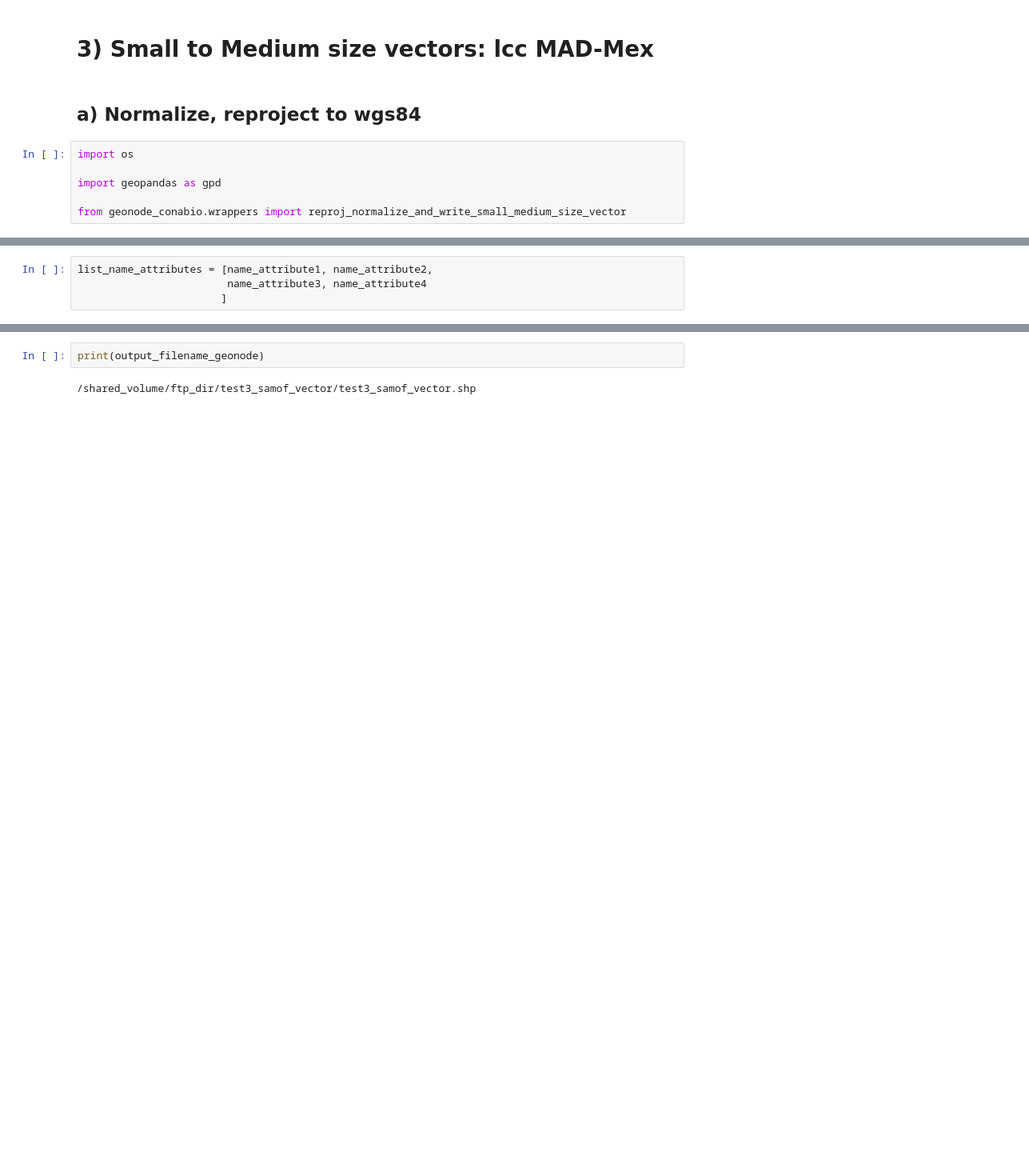
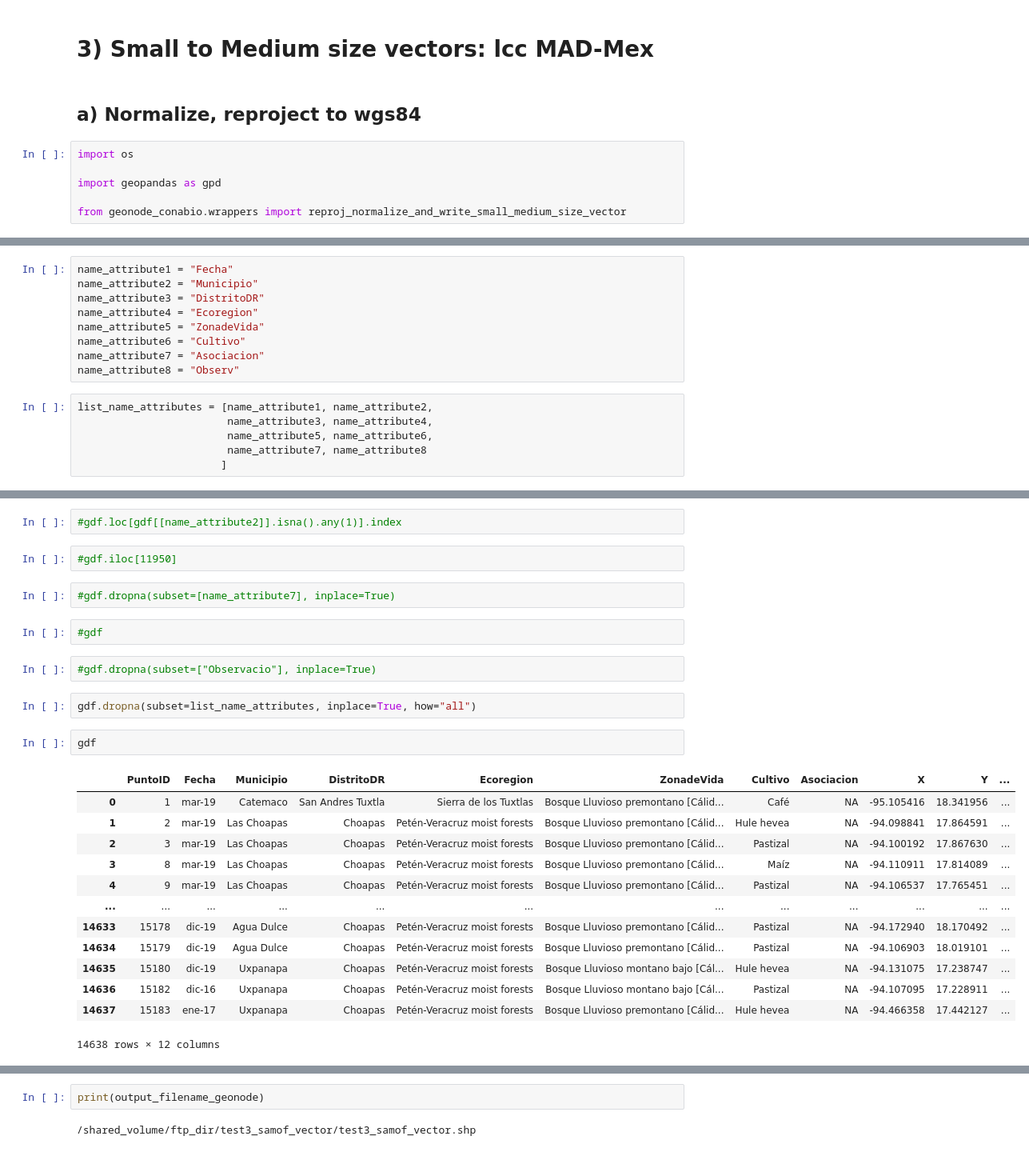
Before and after one commit to CONABIO/conabio-geonode, a Jupyter notebook: notebooks/towards_module_python_to_ingest_programmatically_into_geonode/1_normalizing_and_reprojecting.ipynb, the cells around one changed output, grey strips where cells are left out. Shown: that part at 80% size. Drawn from its saved outputs; the diff is of its cells as text; blank space fills up the shorter version.

```diff
--- a/notebooks/towards_module_python_to_ingest_programmatically_into_geonode/1_normalizing_and_reprojecting.ipynb
+++ b/notebooks/towards_module_python_to_ingest_programmatically_into_geonode/1_normalizing_and_reprojecting.ipynb
@@ -474,4 +495,15 @@ name_attribute4 = "ipccdsc_t0"
+# %%
+name_attribute1 = "Fecha"
+name_attribute2 = "Municipio"
+name_attribute3 = "DistritoDR"
+name_attribute4 = "Ecoregion"
+name_attribute5 = "ZonadeVida"
+name_attribute6 = "Cultivo"
+name_attribute7 = "Asociacion"
+name_attribute8 = "Observ"
 # %%
 list_name_attributes = [name_attribute1, name_attribute2,
-                        name_attribute3, name_attribute4
+                        name_attribute3, name_attribute4,
+                        name_attribute5, name_attribute6,
+                        name_attribute7, name_attribute8
                        ]
@@ -478,3 +512,31 @@ list_name_attributes = [name_attribute1, name_attribute2,
+# %%
+#gdf.loc[gdf[[name_attribute2]].isna().any(1)].index
+# %%
+#gdf.iloc[11950]
+# %%
+#gdf.dropna(subset=[name_attribute7], inplace=True)
+# %%
+#gdf
+# %%
+#gdf.dropna(subset=["Observacio"], inplace=True)
+# %%
+gdf.dropna(subset=list_name_attributes, inplace=True, how="all")
+# %%
+gdf
+# %% [output]
+|  | PuntoID | Fecha | Municipio | DistritoDR | Ecoregion | ZonadeVida | Cultivo | Asociacion | X | Y | ... |
+| 0 | 1 | mar-19 | Catemaco | San Andres Tuxtla | Sierra de los Tuxtlas | Bosque Lluvioso premontano [Cálid... | Café | NA | -95.105416 | 18.341956 | ... |
+| 1 | 2 | mar-19 | Las Choapas | Choapas | Petén-Veracruz moist forests | Bosque Lluvioso premontano [Cálid... | Hule hevea | NA | -94.098841 | 17.864591 | ... |
+| 2 | 3 | mar-19 | Las Choapas | Choapas | Petén-Veracruz moist forests | Bosque Lluvioso premontano [Cálid... | Pastizal | NA | -94.100192 | 17.867630 | ... |
+| 3 | 8 | mar-19 | Las Choapas | Choapas | Petén-Veracruz moist forests | Bosque Lluvioso premontano [Cálid... | Maíz | NA | -94.110911 | 17.814089 | ... |
+| 4 | 9 | mar-19 | Las Choapas | Choapas | Petén-Veracruz moist forests | Bosque Lluvioso premontano [Cálid... | Pastizal | NA | -94.106537 | 17.765451 | ... |
+| ... | ... | ... | ... | ... | ... | ... | ... | ... | ... | ... | ... |
+| 14633 | 15178 | dic-19 | Agua Dulce | Choapas | Petén-Veracruz moist forests | Bosque Lluvioso premontano [Cálid... | Pastizal | NA | -94.172940 | 18.170492 | ... |
+| 14634 | 15179 | dic-19 | Agua Dulce | Choapas | Petén-Veracruz moist forests | Bosque Lluvioso premontano [Cálid... | Pastizal | NA | -94.106903 | 18.019101 | ... |
+| 14635 | 15180 | dic-19 | Uxpanapa | Choapas | Petén-Veracruz moist forests | Bosque Lluvioso montano bajo [Cál... | Hule hevea | NA | -94.131075 | 17.238747 | ... |
+| 14636 | 15182 | dic-16 | Uxpanapa | Choapas | Petén-Veracruz moist forests | Bosque Lluvioso montano bajo [Cál... | Pastizal | NA | -94.107095 | 17.228911 | ... |
+| 14637 | 15183 | ene-17 | Uxpanapa | Choapas | Petén-Veracruz moist forests | Bosque Lluvioso premontano [Cálid... | Hule hevea | NA | -94.466358 | 17.442127 | ... |
+14638 rows × 12 columns
 # %%
 input_file
 # %% [output]
```
Also changed, not shown: parts of 27 cells of this notebook.
